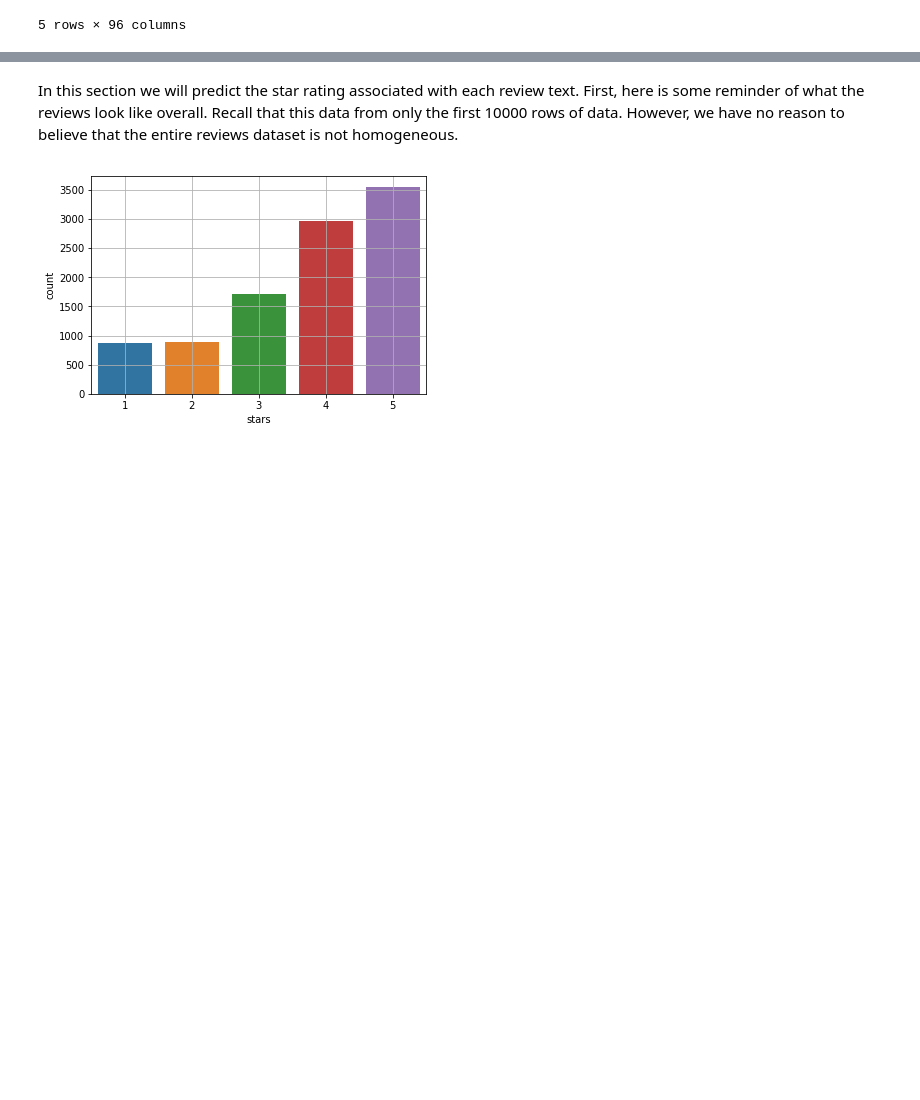
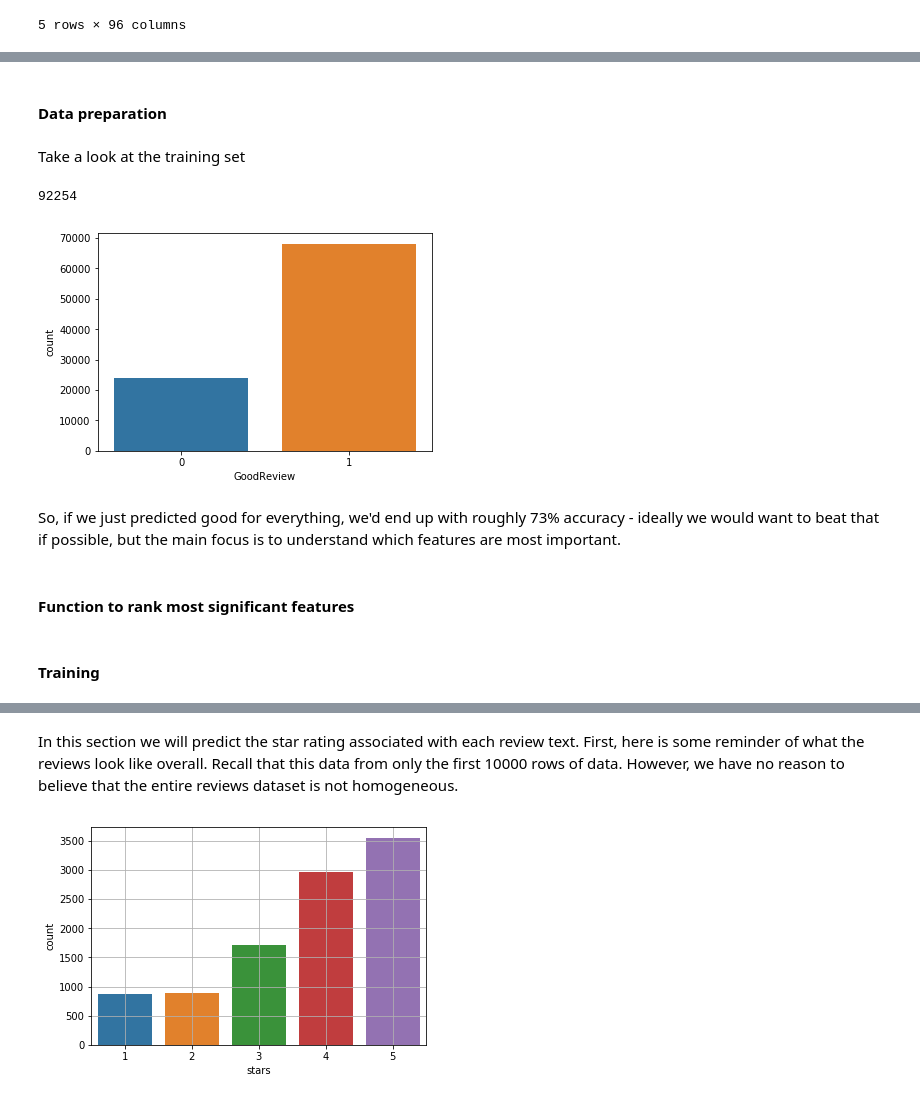
Before and after one commit to hougrammer/yelp_exploration, a Jupyter notebook: yelp_exploration.ipynb, the cells around one changed output, grey strips where cells are left out. Drawn from its saved outputs; the diff is of its cells as text; code cells hidden in the pictures; blank space fills up the shorter version.

```diff
--- a/yelp_exploration.ipynb
+++ b/yelp_exploration.ipynb
@@ -545,0 +514,34 @@ Wall time: 111 ms
+# %% [markdown]
+#### Data preparation
+# %%
+# Use 1 to represent good reviews (which are 4, 4.5 or 5 stars), and 0 to represent poor reviews (1, 1.5, 2 or 2.5 star)
+# We will remove 3 and 3.5 star reviews, because we are not interested in features that lead to a mediocre rating.
+
+# Cut out mediocre ratings (make a copy to be sure original DF is untouched in case anyone else needs it)
+attributes_categories_bin = attributes_categories.loc[(attributes_categories['stars'] >= 4) | (attributes_categories['stars'] < 3)].copy()
+
+# Add new label for good / bad
+attributes_categories_bin["GoodReview"] = np.where(attributes_categories_bin['stars'] >= 4, 1, 0)
+
+# Set up data sets
+X, Y = attributes_categories_bin[attributes_categories_bin.columns[12:-4]], attributes_categories_bin["GoodReview"]
+
+# Blanks in dataset are represented by -1. Assume that no information is equivalent to lack of a feature
+# We'll need booleans later on for some of the feature selection techniques, so we need to eliminate negatives
+X = X.replace(-1, 0)
+
+# Split into training and dev
+X_train, X_dev, Y_train, Y_dev = train_test_split(X, Y, test_size= 0.1, random_state = 127)
+# %% [markdown]
+Take a look at the training set
+# %%
+print(len(Y_train))
+sns.countplot(Y_train)
+plt.show()
+# %% [output]
+92254
+[figure, added]
+# %% [markdown]
+So, if we just predicted good for everything, we'd end up with roughly 73% accuracy - ideally we would want to beat that if possible, but the main focus is to understand which features are most important.
+# %% [markdown]
+#### Function to rank most significant features
@@ -545,0 +567,2 @@ Wall time: 111 ms
+# %% [markdown]
+#### Training
```
Also changed, not shown: parts of 111 cells of this notebook.
